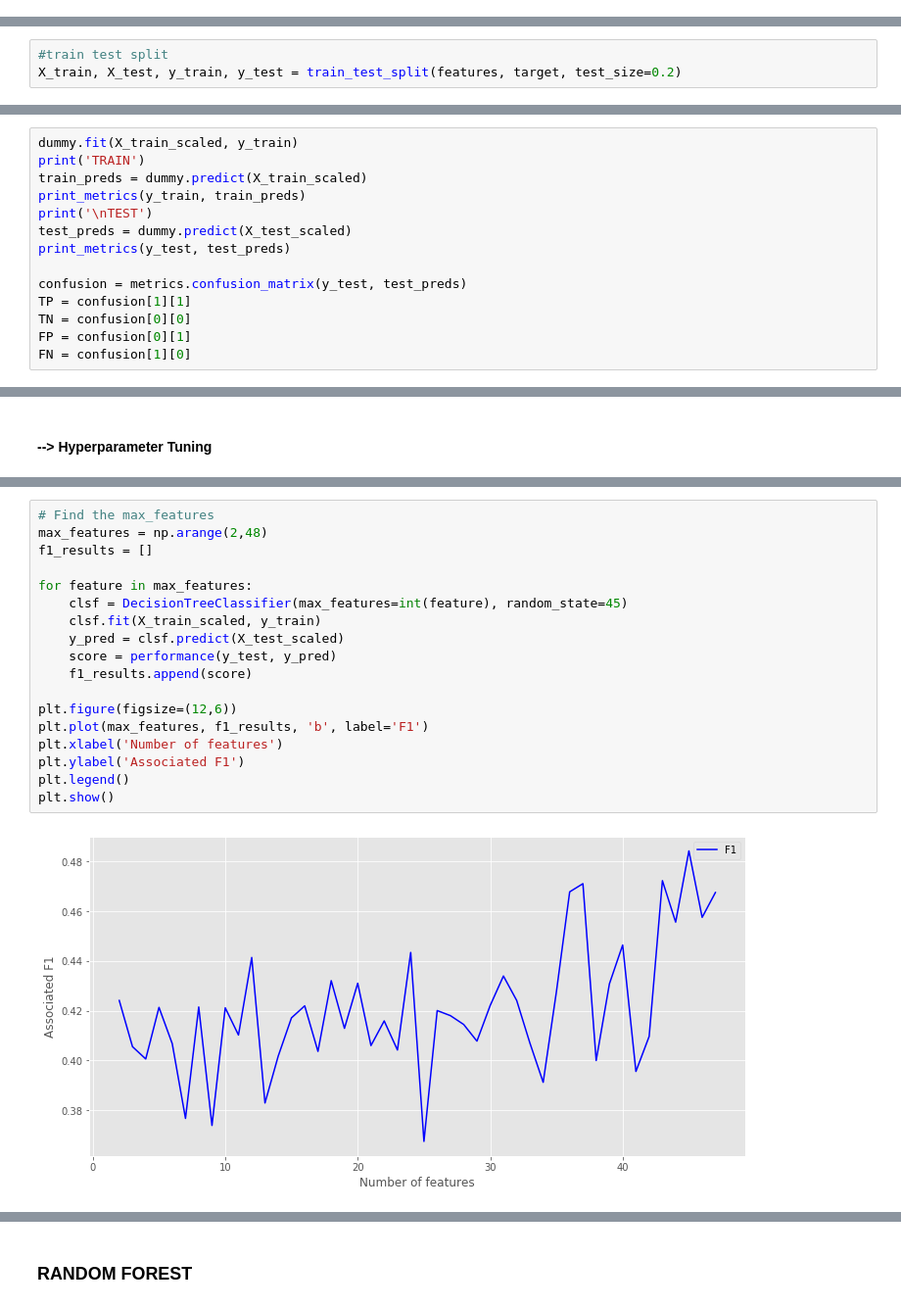
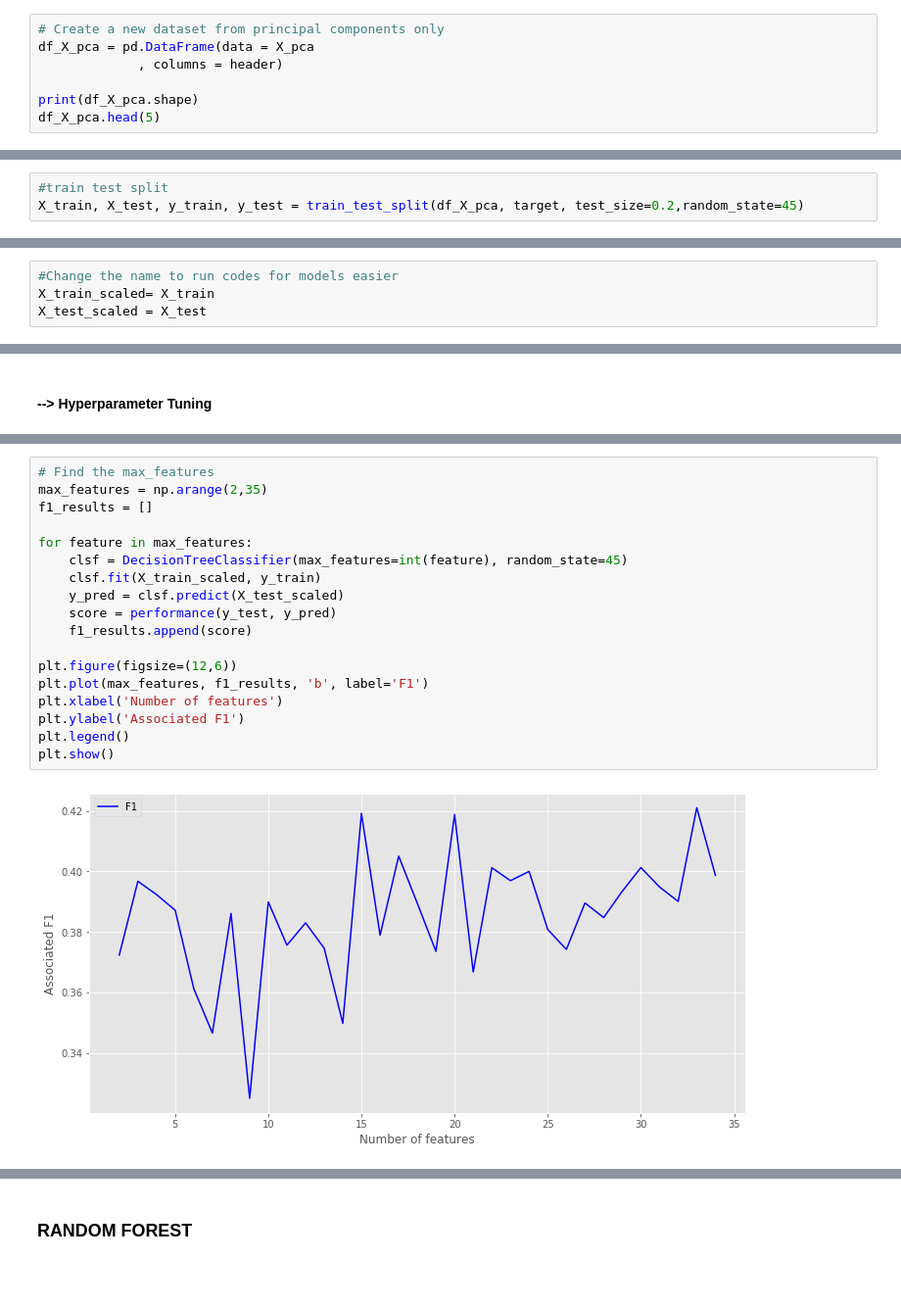
Before and after one commit to FabriceMesidor/Classification_Project_Views_towards_Computer_Decisions, a Jupyter notebook: Modeling-with-PCA.ipynb, the cells around one changed output, grey strips where cells are left out. Shown at 98% size. Drawn from its saved outputs; the diff is of its cells as text; blank space fills up the shorter version.

Commit message:
Completing PCA - going to run models

```diff
--- a/Modeling-with-PCA.ipynb
+++ b/Modeling-with-PCA.ipynb
@@ -56,0 +117,7 @@ features = data.drop(['Computer_Decisions'], axis=1)
+# %%
+# Create a new dataset from principal components only
+df_X_pca = pd.DataFrame(data = X_pca
+             , columns = header)
+
+print(df_X_pca.shape)
+df_X_pca.head(5)
@@ -57,6 +156,6 @@ features = data.drop(['Computer_Decisions'], axis=1)
 # %%
 #train test split
-X_train, X_test, y_train, y_test = train_test_split(features, target, test_size=0.2)
+X_train, X_test, y_train, y_test = train_test_split(df_X_pca, target, test_size=0.2,random_state=45)
 # %%
 print(len(X_train),len(X_test),len(y_train),len(y_test))
 # %% [output]
@@ -70,3 +167,7 @@ X_test_scaled = pd.DataFrame(sc.transform(X_test),columns=features.columns)
+# %%
+#Change the name to run codes for models easier
+X_train_scaled= X_train
+X_test_scaled = X_test
 # %%
 X_train_scaled.head()
 # %% [output]
@@ -219,14 +317,0 @@ dummy = DummyClassifier()
-# %%
-dummy.fit(X_train_scaled, y_train)
-print('TRAIN')
-train_preds = dummy.predict(X_train_scaled)
-print_metrics(y_train, train_preds)
-print('\nTEST')
-test_preds = dummy.predict(X_test_scaled)
-print_metrics(y_test, test_preds)
-
-confusion = metrics.confusion_matrix(y_test, test_preds)
-TP = confusion[1][1]
-TN = confusion[0][0]
-FP = confusion[0][1]
-FN = confusion[1][0]
@@ -514,23 +591,23 @@ plt.show()
 # %%
 # Find the max_features
-max_features = np.arange(2,48)
+max_features = np.arange(2,35)
 f1_results = []
 
 for feature in max_features:
     clsf = DecisionTreeClassifier(max_features=int(feature), random_state=45)
     clsf.fit(X_train_scaled, y_train)
     y_pred = clsf.predict(X_test_scaled)
     score = performance(y_test, y_pred)
     f1_results.append(score)
 
 plt.figure(figsize=(12,6))
 plt.plot(max_features, f1_results, 'b', label='F1')
 plt.xlabel('Number of features')
 plt.ylabel('Associated F1')
 plt.legend()
 plt.show()
 # %% [output]
-[figure, old version]
+[figure, new version]
 # %%
 print('DECISION TREE')
 print('-'*20)
```
Also changed, not shown: parts of 34 cells of this notebook.
